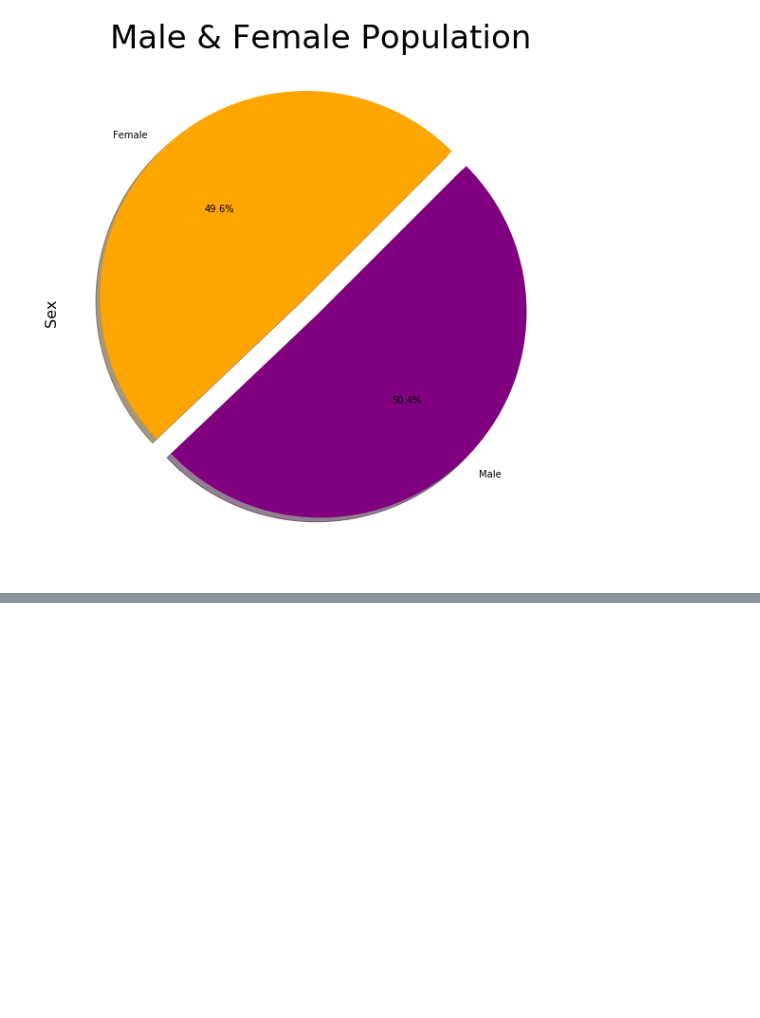
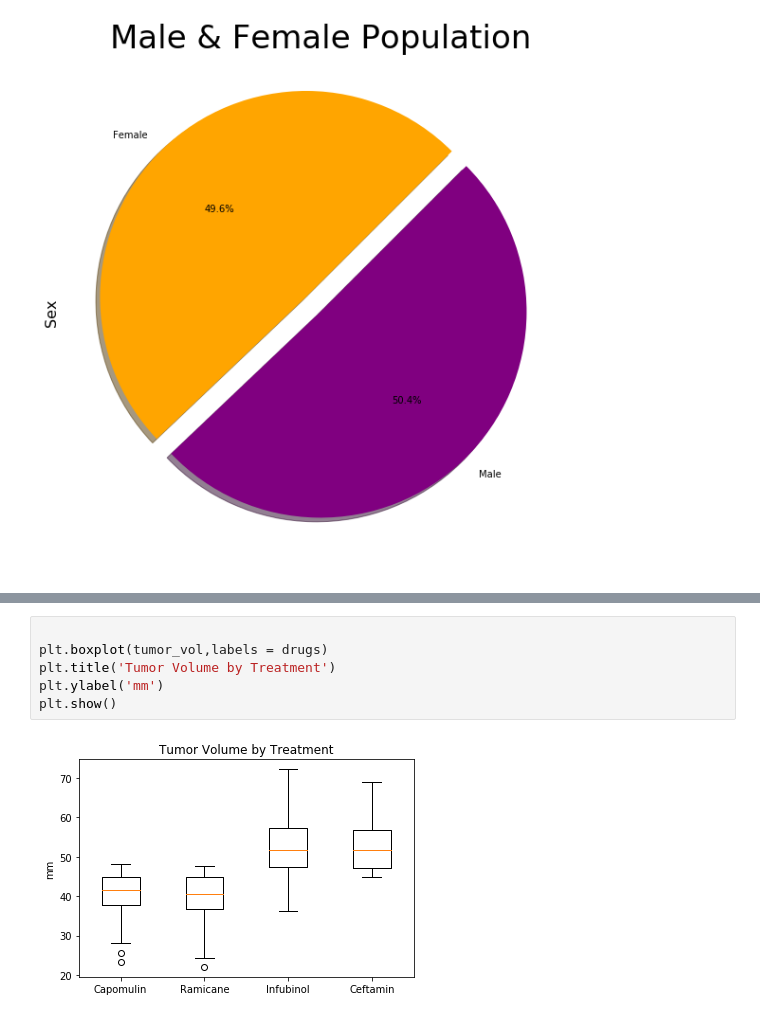
Before and after one commit to PamHvv14/Matplotlib-Challenge, a Jupyter notebook: matplotlib.ipynb, the cells around one changed output, grey strips where cells are left out. Drawn from its saved outputs; the diff is of its cells as text; blank space fills up the shorter version.

```diff
--- a/matplotlib.ipynb
+++ b/matplotlib.ipynb
@@ -218,0 +316,8 @@ plt.show()
+# %%
+
+plt.boxplot(tumor_vol,labels = drugs)
+plt.title('Tumor Volume by Treatment')
+plt.ylabel('mm')
+plt.show()
+# %% [output]
+[figure, added]
```
Also changed, not shown: parts of 4 cells of this notebook.
